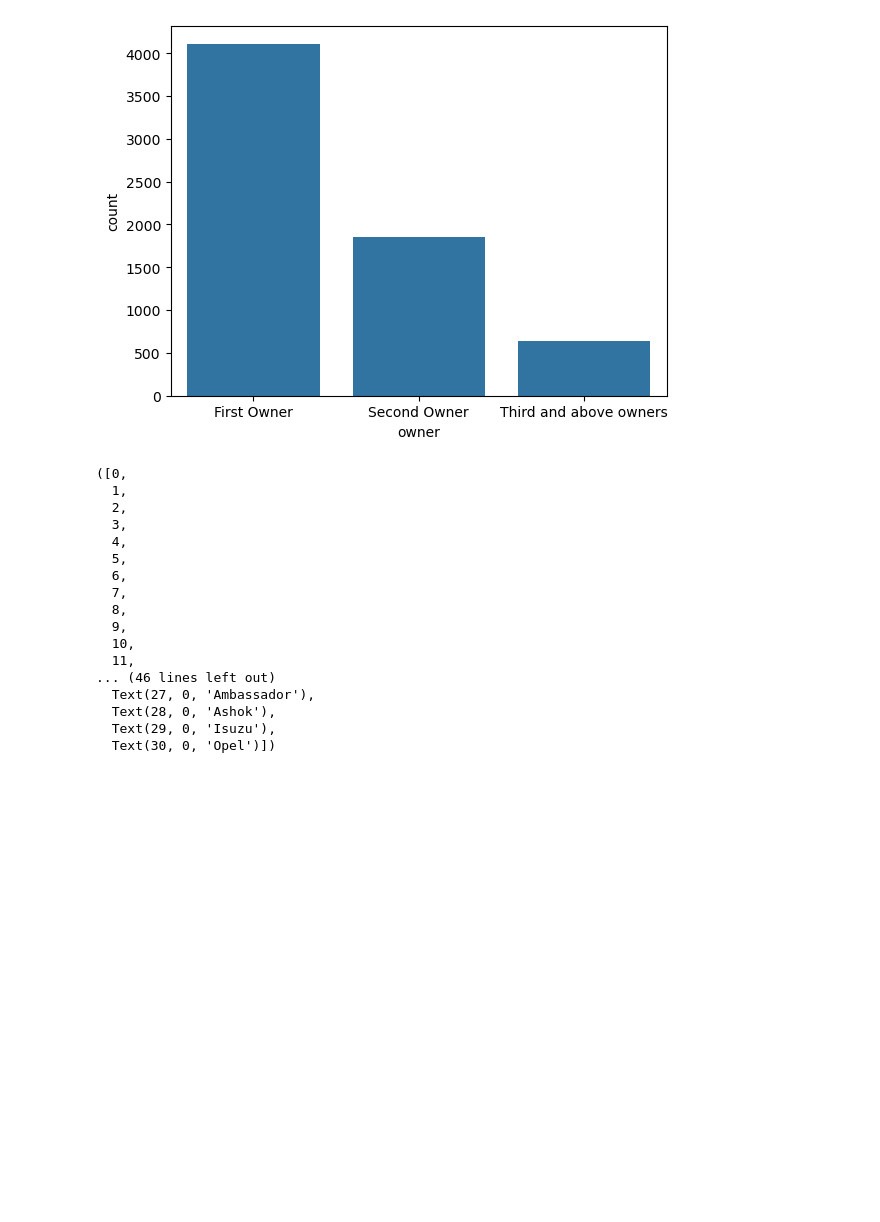
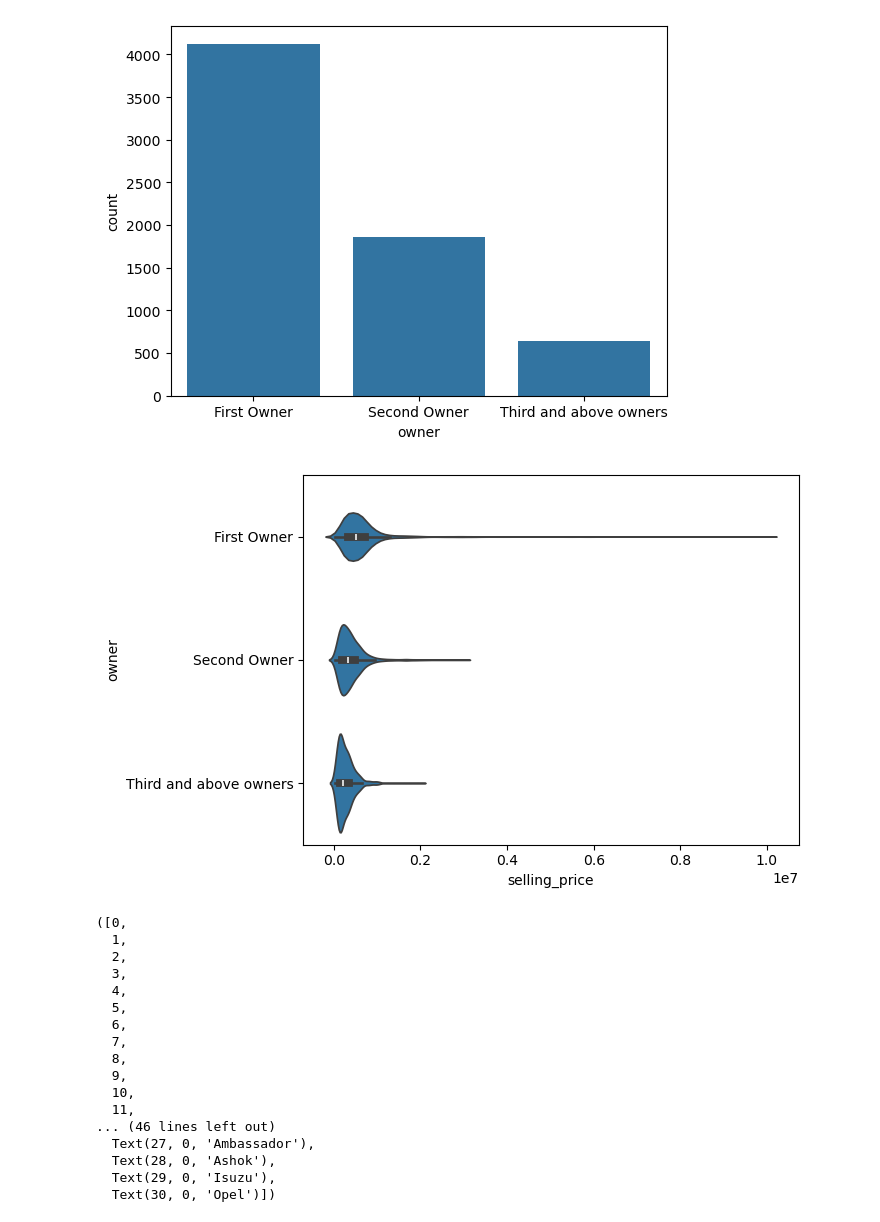
Before and after one commit to parabamoghv/Erdos-AU2024-CarSalesPricePrediction, a Jupyter notebook: notebooks/Car_sales_price_prediction.ipynb, the cells around one changed output. Cells and saved outputs as stored; diff of their text form; code cells hidden in the pictures; blank space fills up the shorter version.

```diff
--- a/notebooks/Car_sales_price_prediction.ipynb
+++ b/notebooks/Car_sales_price_prediction.ipynb
@@ -398,6 +413,12 @@ sns.countplot(data=df,x="owner")
 # %% [output]
 <Axes: xlabel='owner', ylabel='count'>
 [figure]
+# %%
+#We can see that selling price has a very different distribution for each category below, and thus it is useful to include this feature in modeling
+sns.violinplot(data=df,x="selling_price",y="owner")
+plt.savefig("price_owner.png",bbox_inches="tight")
+# %% [output]
+[figure, added]
 # %%
 sns.countplot(data=df,x="brand")
 plt.xticks(rotation=90)
```
Also changed, not shown: parts of 44 cells of this notebook, 2 other files.
